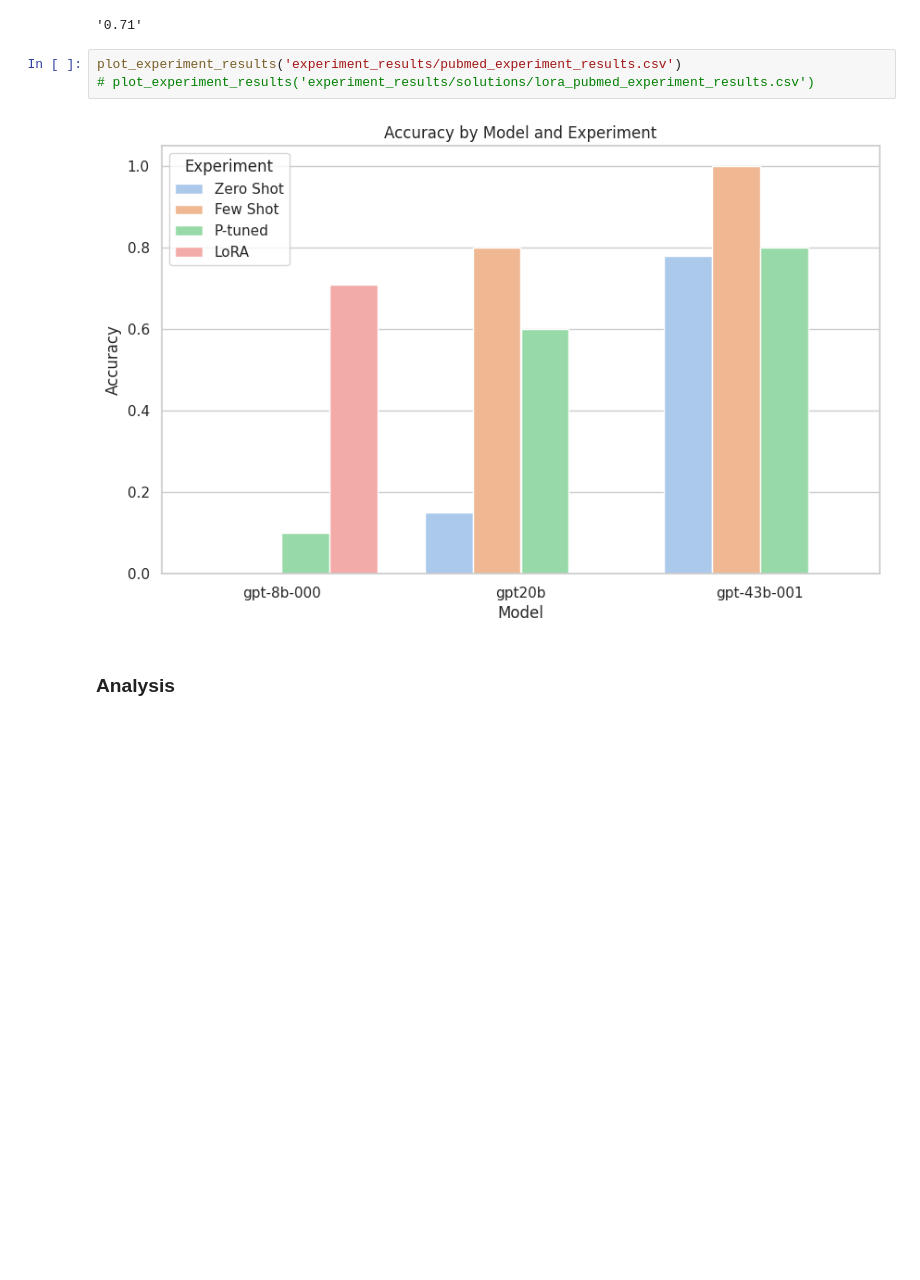
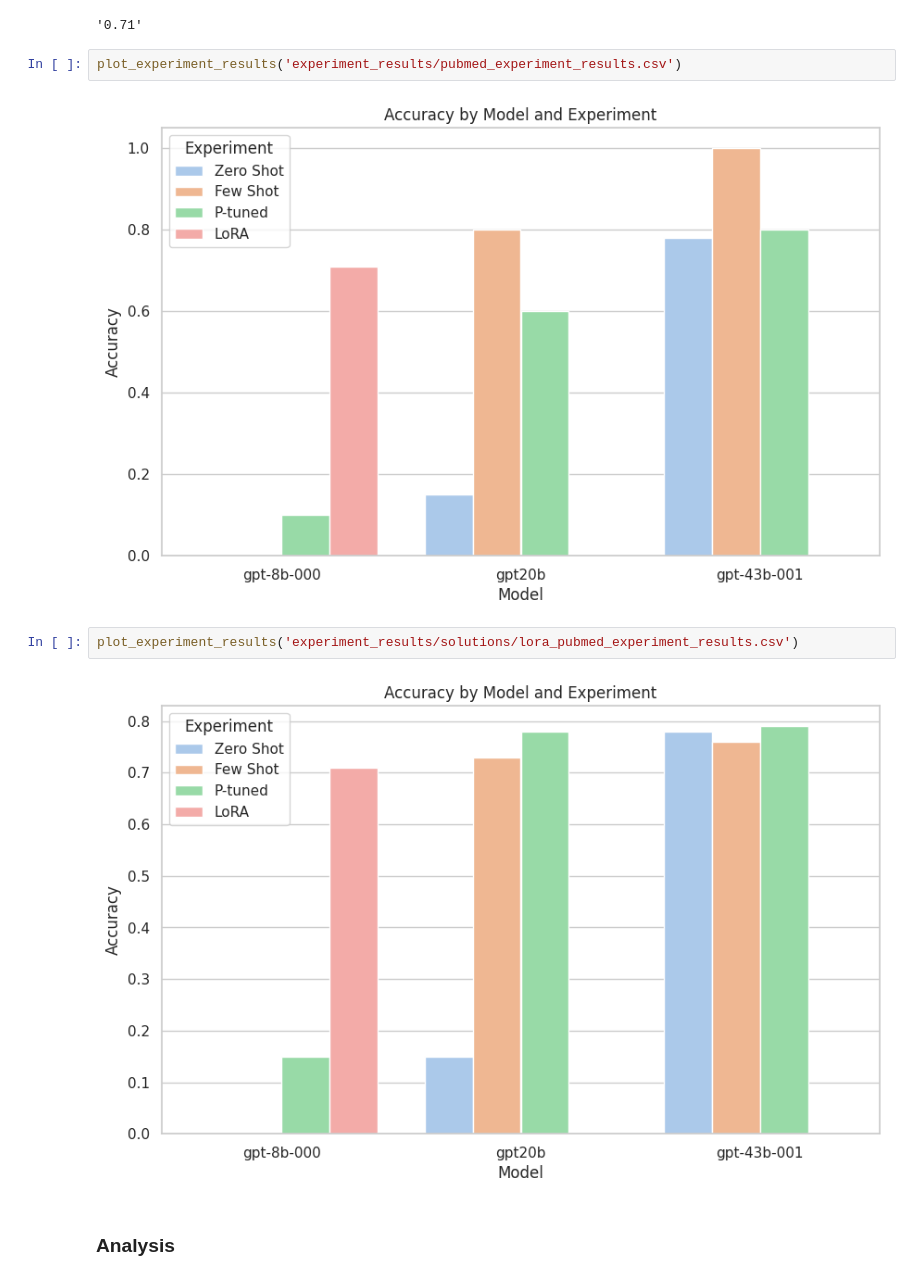
Before and after one commit to dkyol/Parameter-efficient-fine-tuning, a Jupyter notebook: 29-PubMedQA-LoRA.ipynb, the cells around one changed output. Cells and saved outputs as stored; diff of their text form; blank space fills up the shorter version.

```diff
--- a/29-PubMedQA-LoRA.ipynb
+++ b/29-PubMedQA-LoRA.ipynb
@@ -159,9 +159,12 @@ Accuracy: 0.71
 '0.71'
 # %%
 plot_experiment_results('experiment_results/pubmed_experiment_results.csv')
-# plot_experiment_results('experiment_results/solutions/lora_pubmed_experiment_results.csv')
 # %% [output]
 [figure]
+# %%
+plot_experiment_results('experiment_results/solutions/lora_pubmed_experiment_results.csv')
+# %% [output]
+[figure, added]
 # %% [markdown]
 ### Analysis
 # %% [markdown]
```
Also changed, not shown: parts of 1 cell of this notebook.
